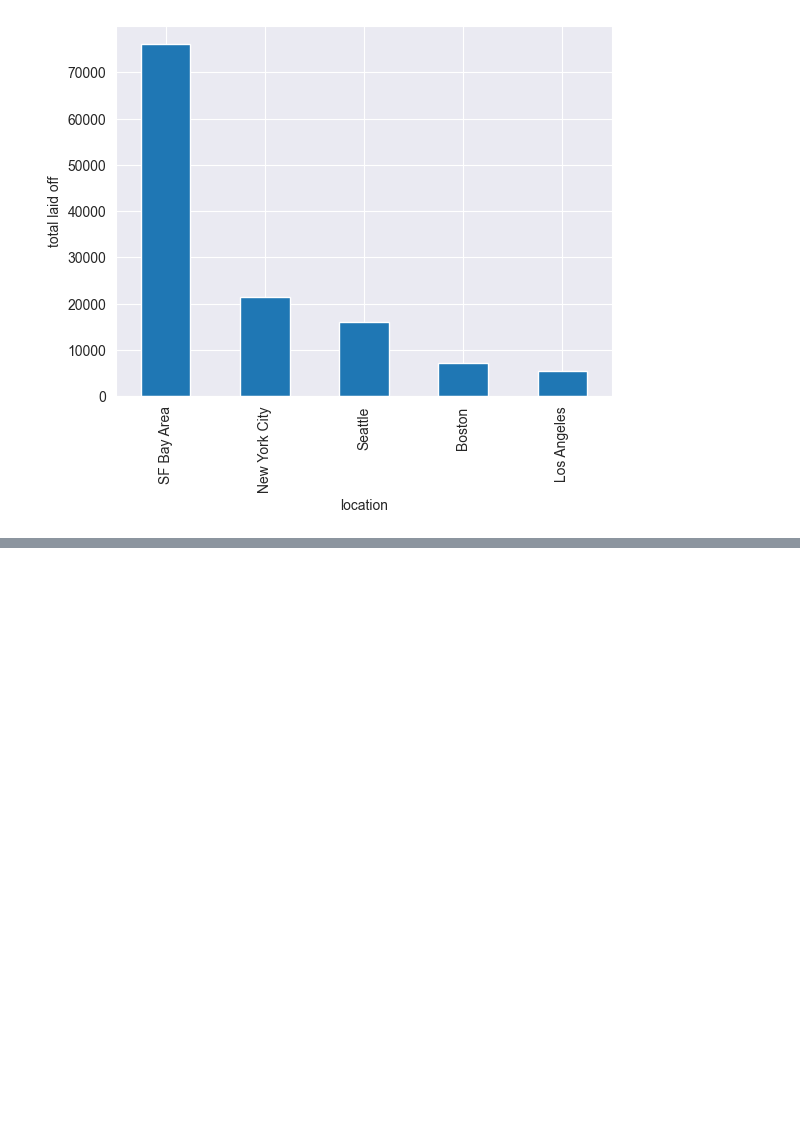
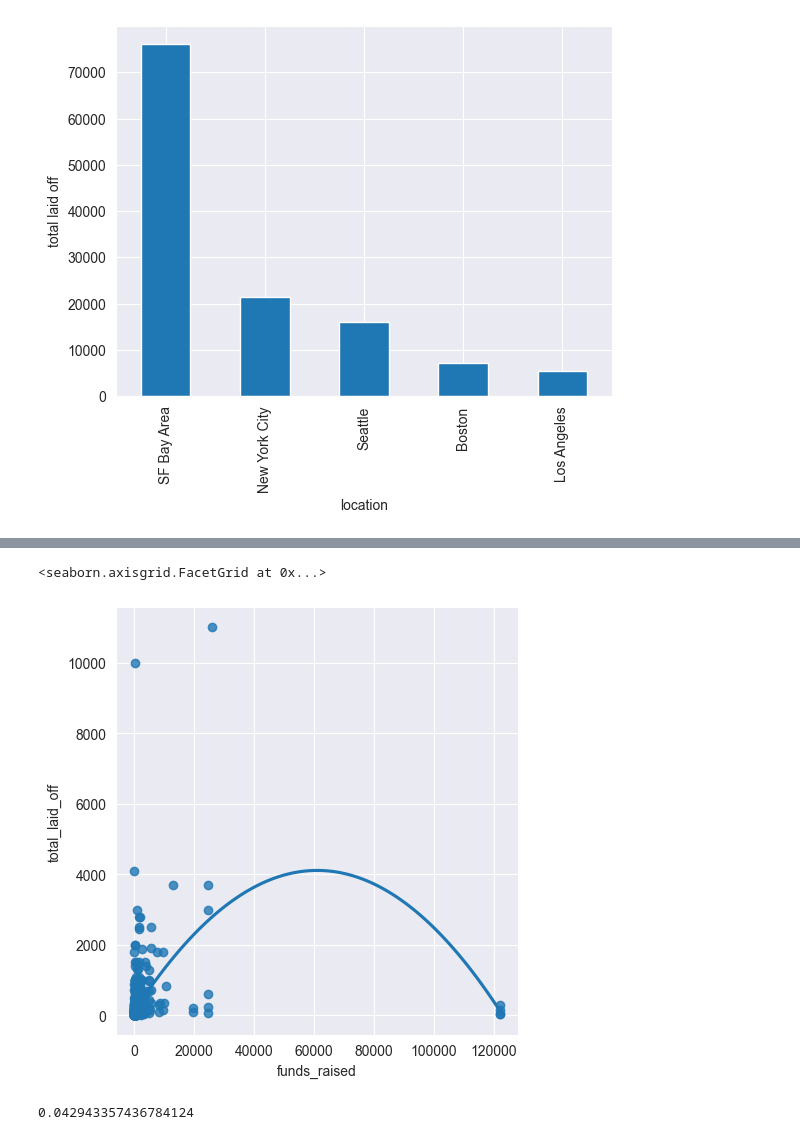
Before and after one commit to dolancode/info450, a Jupyter notebook: BDSFinalProject-master/final.ipynb, the cells around one changed output, grey strips where cells are left out. Cells and saved outputs as stored; diff of their text form; code cells hidden in the pictures; blank space fills up the shorter version.

Commit message:
add data

```diff
--- a/BDSFinalProject-master/final.ipynb
+++ b/BDSFinalProject-master/final.ipynb
@@ -92,3 +97,18 @@ import pandas as pd
 from sklearn import metrics
 from sklearn.linear_model import LogisticRegression
 from sklearn.tree import DecisionTreeClassifier
+# %%
+# funds raised to percentage_laid_off
+# Linear Regression Machine Learning
+
+import numpy as np
+import pandas as pd
+import seaborn as sns
+import matplotlib.pyplot as plt
+from sklearn.model_selection import train_test_split
+from sklearn.linear_model import LinearRegression
+
+
+df = pd.read_csv('layoffs.csv')
+df_binary = df[['funds_raised', 'total_laid_off']].dropna()
+df_binary.head()
@@ -94,0 +122,5 @@ from sklearn.tree import DecisionTreeClassifier
+# %%
+sns.lmplot(x ="funds_raised", y ="total_laid_off", data = df_binary, order = 2, ci = None)
+# %% [output]
+<seaborn.axisgrid.FacetGrid at 0x...>
+[figure, added]
@@ -94,0 +129,12 @@ from sklearn.tree import DecisionTreeClassifier
+# %%
+X = np.array(df_binary['funds_raised']).reshape(-1, 1)
+y = np.array(df_binary['total_laid_off']).reshape(-1, 1)
+
+df_binary.dropna(inplace = True)
+X_train, X_test, y_train, y_test = train_test_split(X, y, test_size = 0.25)
+regr = LinearRegression()
+
+regr.fit(X_train, y_train)
+print(regr.score(X_test, y_test))
+# %% [output]
+0.042943357436784124
```
Also changed, not shown: parts of 9 cells of this notebook.
